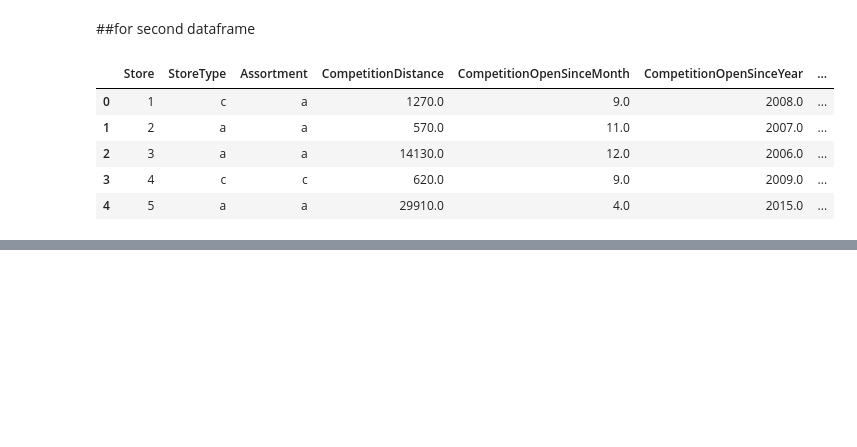
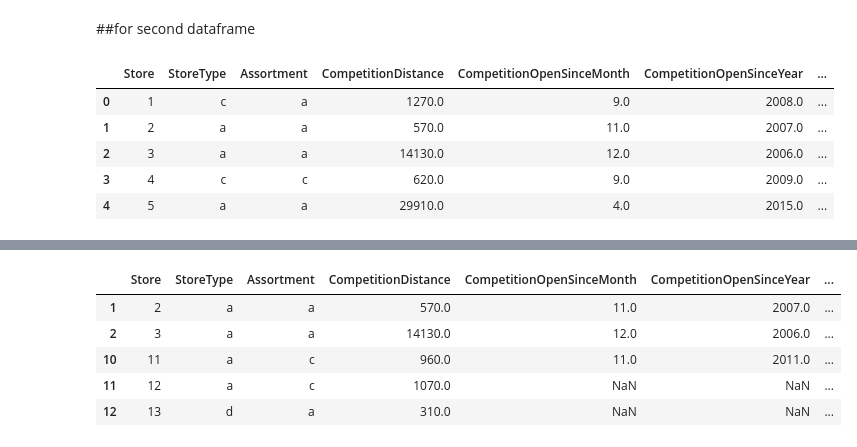
Before and after one commit to shubham-hub/Rossmann-Sales-Prediction, a Jupyter notebook: Capstone_Project_2_Shubham_Chavhan.ipynb, the cells around one changed output, grey strips where cells are left out. Cells and saved outputs as stored; diff of their text form; code cells hidden in the pictures; blank space fills up the shorter version.

```diff
--- a/Capstone_Project_2_Shubham_Chavhan.ipynb
+++ b/Capstone_Project_2_Shubham_Chavhan.ipynb
@@ -275,0 +323,9 @@ df_Store
+# %%
+df_Store[df_Store['Promo2']!=0].head()
+# %% [output]
+|  | Store | StoreType | Assortment | CompetitionDistance | CompetitionOpenSinceMonth | CompetitionOpenSinceYear | ... |
+| 1 | 2 | a | a | 570.0 | 11.0 | 2007.0 | ... |
+| 2 | 3 | a | a | 14130.0 | 12.0 | 2006.0 | ... |
+| 10 | 11 | a | c | 960.0 | 11.0 | 2011.0 | ... |
+| 11 | 12 | a | c | 1070.0 | NaN | NaN | ... |
+| 12 | 13 | d | a | 310.0 | NaN | NaN | ... |
```
Also changed, not shown: parts of 27 cells of this notebook.
